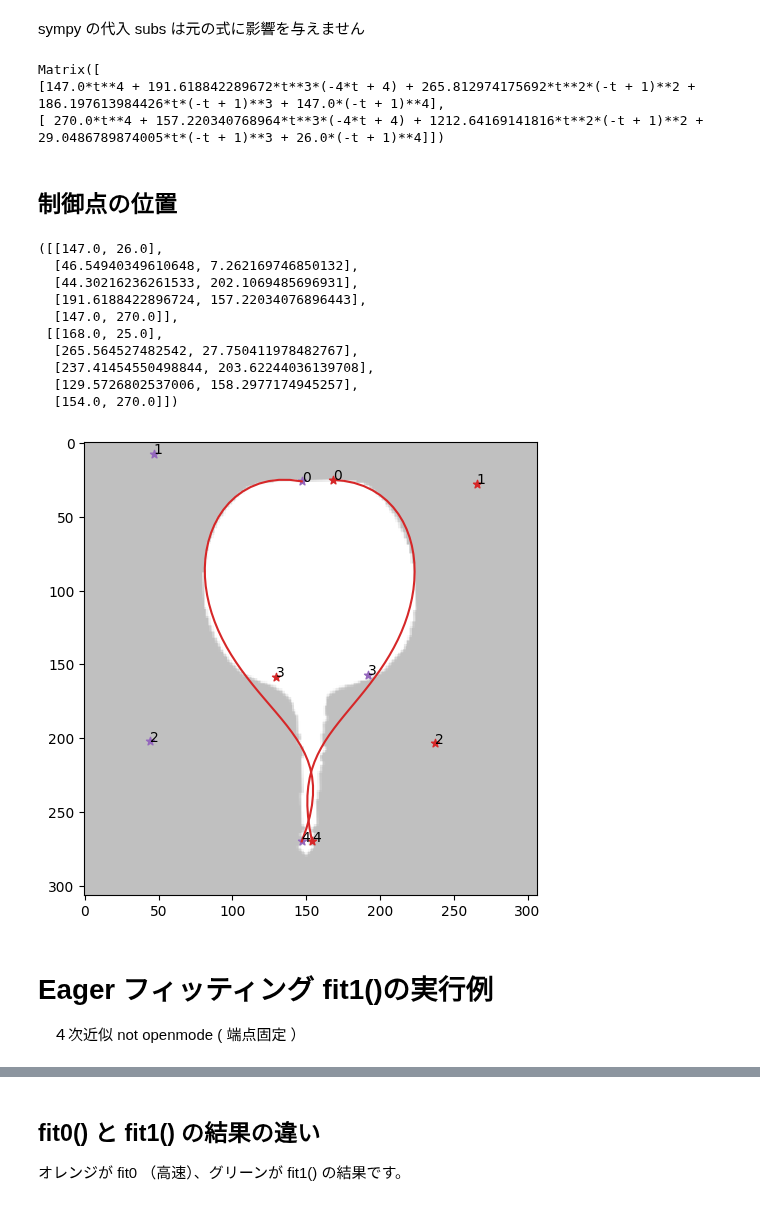
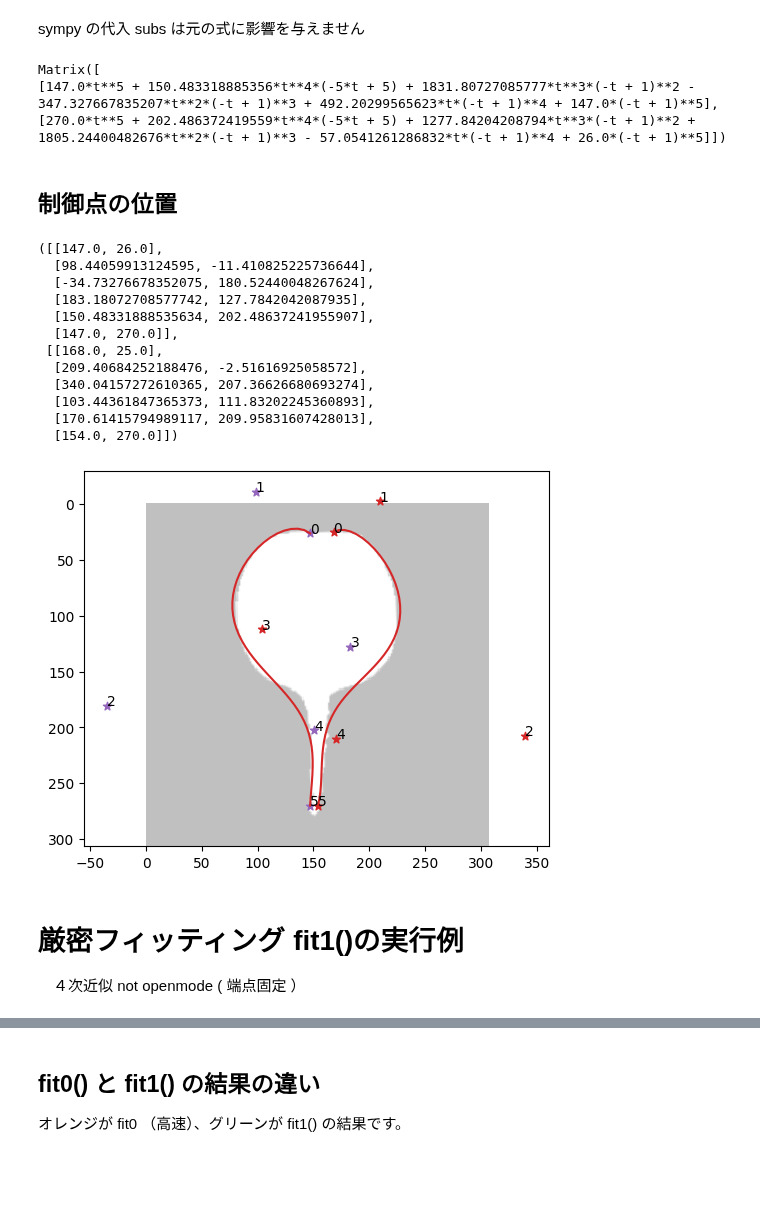
Before and after one commit to iciromaco/RadiShLab, a Jupyter notebook: S6_ベジエ曲線あてはめ.ipynb, the cells around one changed output, grey strips where cells are left out. Saved outputs shown, nothing was run; the diff lists cells and outputs as text; code cells hidden in the pictures; blank space fills up the shorter version.

```diff
--- a/S6_ベジエ曲線あてはめ.ipynb
+++ b/S6_ベジエ曲線あてはめ.ipynb
@@ -180,13 +175,12 @@ openmode  :  False
 cntL = rd.getSamples(conLeft,N=32)
 cntR = rd.getSamples(conRight,N=32)
 # ベジエ曲線の近似次数（N)とサンプルをセットしてベジエ曲線のインスタンスを作成
-bezL = rd.BezierCurve(N=4,samples=cntL)
-bezR = rd.BezierCurve(N=4,samples=cntR)
-
-# rd.BezierCurve.toggledebugmode(set=True,debug=True)
+bezL = rd.BezierCurve(N=5,samples=cntL)
+bezR = rd.BezierCurve(N=5,samples=cntR)
+# BezierCurve.toggledebugmode(set=True,debug=True)
 # 高速あてはめの実行
-cpsL0,fL0 = bezL.fit0()
-cpsR0,fR0 = bezR.fit0()
+cpsL,fL = bezL.fit0()
+cpsR,fR = bezR.fit0()
 # 結果の描画
-rd.drawBez(img,stt=0.00,end=1.0,bezL=fL0,bezR=fR0,cntL=cntL,cntR=cntR)
+rd.drawBez(img,stt=0.00,end=1.0,bezL=fL,bezR=fR,cntL=cntL,cntR=cntR)
 # %% [output]
@@ -224,32 +218,34 @@ Matrix([
 # %% [markdown]
 sympy の代入 subs は元の式に影響を与えません
 # %%
-fL0 # 代入前の式のままであることを確認せよ
+fL # 代入前の式のままであることを確認せよ
 # %% [output]
 Matrix([
-[147.0*t**4 + 191.618842289672*t**3*(-4*t + 4) + 265.812974175692*t**2*(-t + 1)**2 + 186.197613984426*t*(-t + 1)**3 + 147.0*(-t + 1)**4],
-[ 270.0*t**4 + 157.220340768964*t**3*(-4*t + 4) + 1212.64169141816*t**2*(-t + 1)**2 + 29.0486789874005*t*(-t + 1)**3 + 26.0*(-t + 1)**4]])
+[147.0*t**5 + 150.483318885356*t**4*(-5*t + 5) + 1831.80727085777*t**3*(-t + 1)**2 - 347.327667835207*t**2*(-t + 1)**3 + 492.20299565623*t*(-t + 1)**4 + 147.0*(-t + 1)**5],
+[270.0*t**5 + 202.486372419559*t**4*(-5*t + 5) + 1277.84204208794*t**3*(-t + 1)**2 + 1805.24400482676*t**2*(-t + 1)**3 - 57.0541261286832*t*(-t + 1)**4 + 26.0*(-t + 1)**5]])
 # %% [markdown]
 ## 制御点の位置
-# %%
-cpsL0,cpsR0
-# %% [output]
-([[147.0, 26.0],
-  [46.54940349610648, 7.262169746850132],
-  [44.30216236261533, 202.1069485696931],
-  [191.6188422896724, 157.22034076896443],
-  [147.0, 270.0]],
- [[168.0, 25.0],
-  [265.564527482542, 27.750411978482767],
-  [237.41454550498844, 203.62244036139708],
-  [129.5726802537006, 158.2977174945257],
-  [154.0, 270.0]])
+# %%
+cpsL,cpsR
+# %% [output]
+([[147.0, 26.0],
+  [98.44059913124595, -11.410825225736644],
+  [-34.73276678352075, 180.52440048267624],
+  [183.18072708577742, 127.7842042087935],
+  [150.48331888535634, 202.48637241955907],
+  [147.0, 270.0]],
+ [[168.0, 25.0],
+  [209.40684252188476, -2.51616925058572],
+  [340.04157272610365, 207.36626680693274],
+  [103.44361847365373, 111.83202245360893],
+  [170.61415794989117, 209.95831607428013],
+  [154.0, 270.0]])
 # %%
-rd.drawBez(img,stt=0.00,end=1.0,bezL=fL,bezR=fR,cpl=cpsL0,cpr=cpsR0)
+rd.drawBez(img,stt=0.00,end=1.0,bezL=fL,bezR=fR,cpl=cpsL,cpr=cpsR)
 # %% [output]
-[figure, old version]
+[figure, new version]
 # %% [markdown]
-# Eager フィッティング fit1()の実行例
+# 厳密フィッティング fit1()の実行例
 　４次近似  not openmode ( 端点固定 ）
 # %%
 %%time
```
Also changed, not shown: parts of 44 cells of this notebook.
